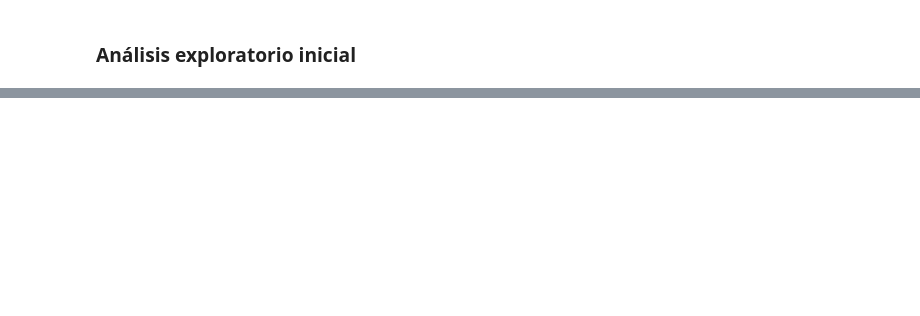
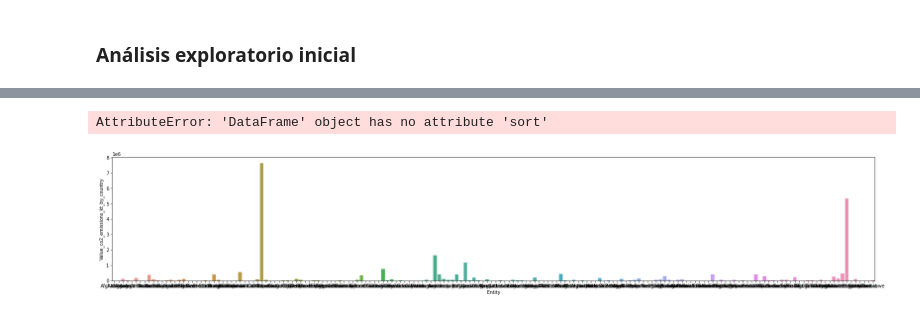
Before and after one commit to perezmillanr/tp_final_analisis_de_datos, a Jupyter notebook: TP.ipynb, the cells around one changed output, grey strips where cells are left out. Saved outputs shown, nothing was run; the diff lists cells and outputs as text; code cells hidden in the pictures; blank space fills up the shorter version.

```diff
--- a/TP.ipynb
+++ b/TP.ipynb
@@ -20,2 +28,7 @@ import seaborn as sns
+# %%
+# reading the file
+
+url= 'https://raw.githubusercontent.com/nferran/tp_final_analisis_de_datos/main/global-data-on-sustainable-energy.csv'
+df= pd.read_csv(url)
 # %% [markdown]
 ### Análisis exploratorio inicial
@@ -28,0 +84,4 @@ ParserError: Error tokenizing data. C error: Expected 1 fields in line 33, saw 8
+# %%
+# updating incorrect data type
+
+df.loc[:,r'Density\n(P/Km2)'] = df.loc[:,r'Density\n(P/Km2)'].str.replace(',','.').astype(float)
@@ -28,0 +116,13 @@ ParserError: Error tokenizing data. C error: Expected 1 fields in line 33, saw 8
+# %%
+df2= df.Value_co2_emissions_kt_by_country.groupby(df.Entity).mean().to_frame().reset_index().sort()
+df2.head()
+# %% [output]
+AttributeError: 'DataFrame' object has no attribute 'sort'
+# %%
+plt.figure(figsize=(30,5))
+
+sns.barplot(data= df2, x= 'Entity', y= 'Value_co2_emissions_kt_by_country')
+
+plt.show()
+# %% [output]
+[figure, added]
```
Also changed, not shown: parts of 8 cells of this notebook.
